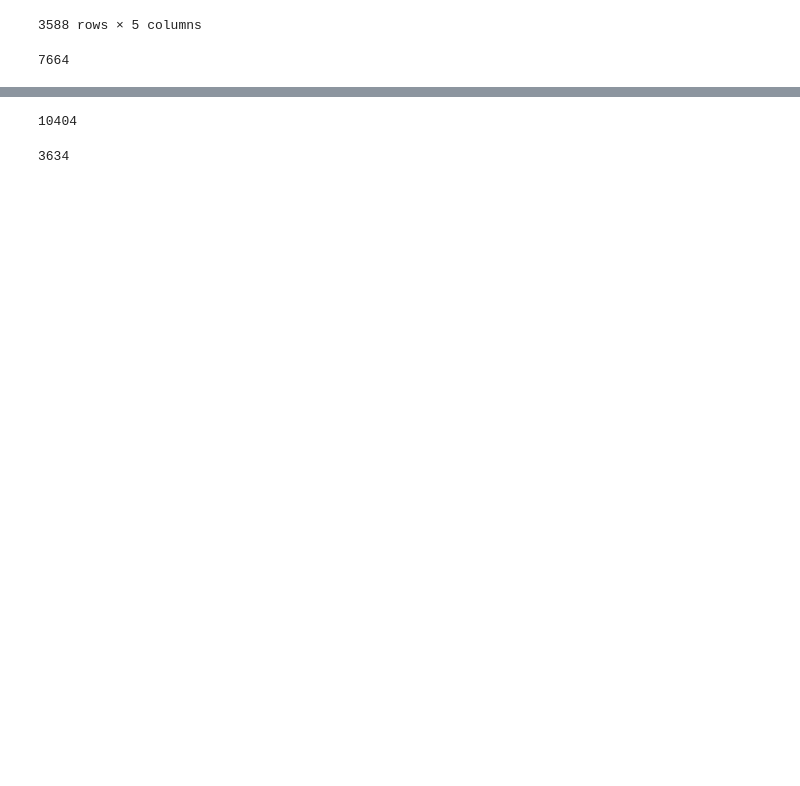
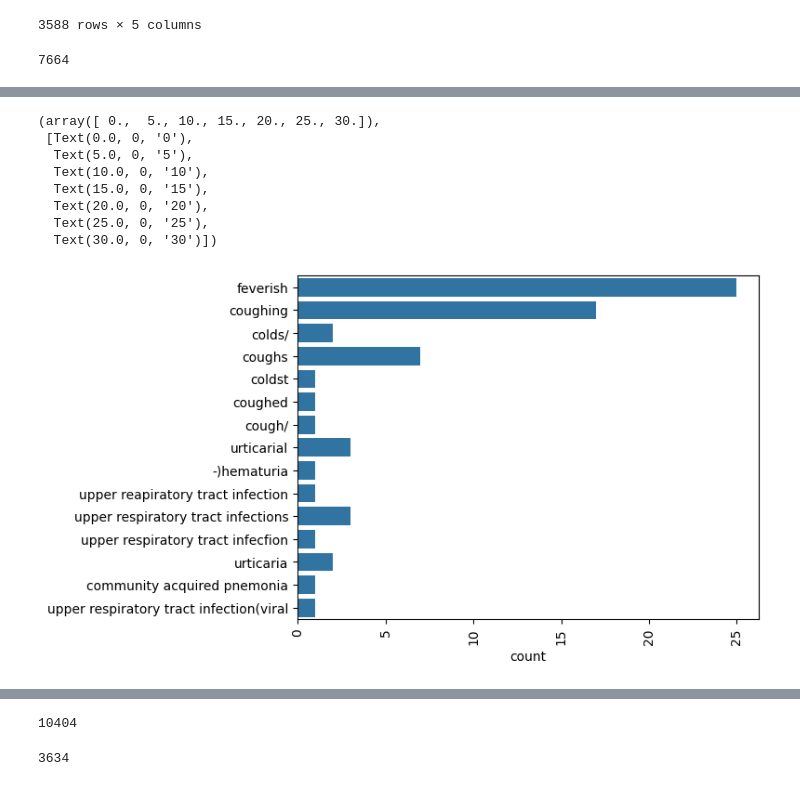
Before and after one commit to miniloda/AI4PEP, a Jupyter notebook: NER/03-time-series/Training Spacy.ipynb, the cells around one changed output, grey strips where cells are left out. Drawn from its saved outputs; the diff is of its cells as text; code cells hidden in the pictures; blank space fills up the shorter version.

Commit message:
Add label count

```diff
--- a/NER/03-time-series/Training Spacy.ipynb
+++ b/NER/03-time-series/Training Spacy.ipynb
@@ -31,7 +31,6 @@ list(df.columns)
  'Sex']
 # %%
 # Filter the dataset to only include date of Encounter, Complaint/s, History of Illness
-df = df[['Date of Encounter', 'Complaint/s', 'History of Illness', 'Preliminary Diagnosis/Final Diagnosis', 'Temperature (C)']]
 df.head()
 # %% [output]
 |  | Date of Encounter | Complaint/s | History of Illness | Preliminary Diagnosis/Final Diagn... | Temperature (C) |
@@ -395,16 +394,25 @@ columns = [
     'Preliminary Diagnosis/Final Diagnosis'
 ]
 col = df_new.columns
-df_new = pd.DataFrame(columns=col)
+df_new = pd.DataFrame(columns=df.columns)
 counter = 0
+labels = []
 for col in columns:
     for i in range(len(df)):
         text = str(df[col][i])
         doc = nlp(text)
         entities = [ent.text.lower() for ent in doc.ents]
         if len(entities) > 0:
+            labels.append(entities)
             df_new = pd.concat([df_new, pd.DataFrame([df.loc[i]])], ignore_index=True)
             counter += 1
 len(df_new)
 # %% [output]
 7664
+# %%
+wrong_labels = []
+lowered_keywords = [keyword.lower() for keyword in keywords]
+for i in range(len(labels)):
+    for label in labels[i]:
+        if label not in lowered_keywords:
+            wrong_labels.append(label)
@@ -410,0 +437,15 @@ len(df_new)
+# %%
+import matplotlib.pyplot as plt
+import seaborn as sns
+sns.countplot(wrong_labels)
+plt.xticks(rotation=90)
+# %% [output]
+(array([ 0.,  5., 10., 15., 20., 25., 30.]),
+ [Text(0.0, 0, '0'),
+  Text(5.0, 0, '5'),
+  Text(10.0, 0, '10'),
+  Text(15.0, 0, '15'),
+  Text(20.0, 0, '20'),
+  Text(25.0, 0, '25'),
+  Text(30.0, 0, '30')])
+[figure, added]
```
Also changed, not shown: parts of 13 cells of this notebook, 2 other files.
